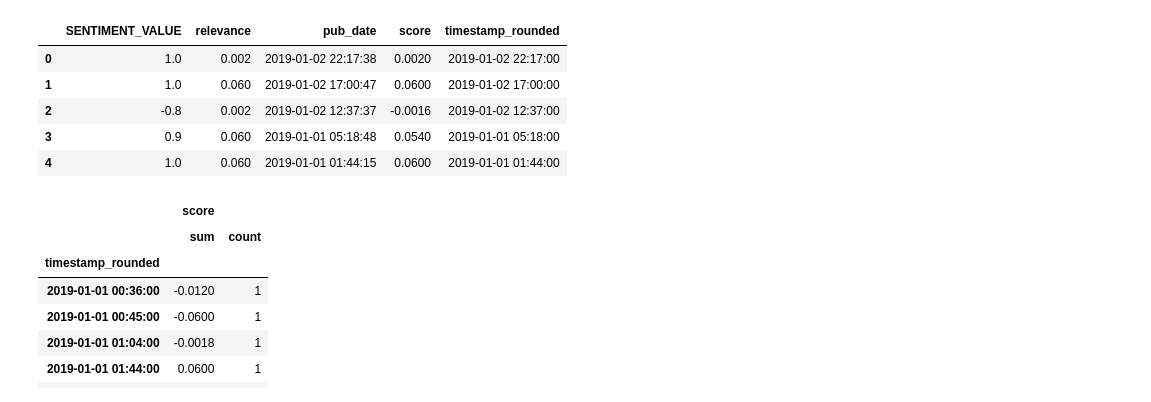
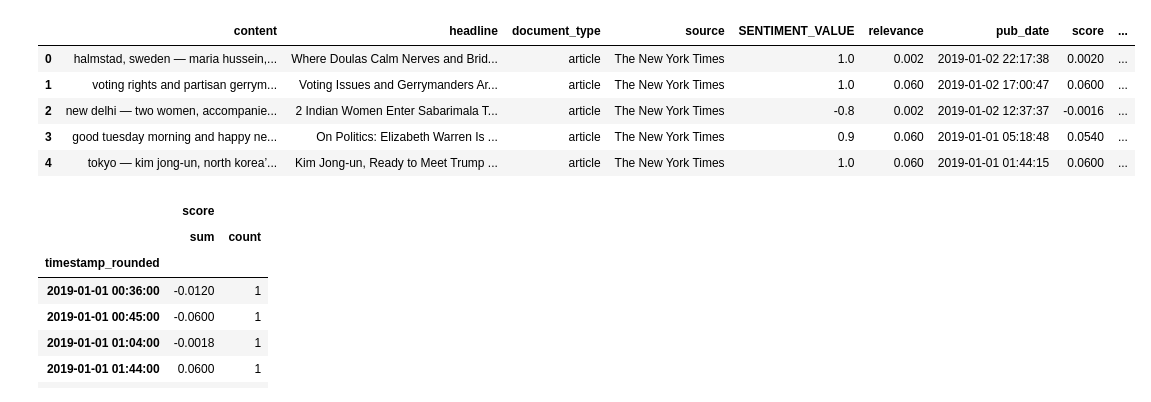
Before and after one commit to MohMaz/realtime-crypto-analysis, a Jupyter notebook: aggregate_datasets.ipynb, the cells around one changed output. Drawn from its saved outputs; the diff is of its cells as text; code cells hidden in the pictures.

```diff
--- a/aggregate_datasets.ipynb
+++ b/aggregate_datasets.ipynb
@@ -24,21 +25,24 @@ news_raw.head()
 # %%
 # Convert news to minute by minute dataset
-news_data = news_raw[['SENTIMENT_VALUE','relevance','pub_date','score']]
+news_data = news_raw[['content','headline','document_type','source','SENTIMENT_VALUE','relevance','pub_date','score']]
 news_data['pub_date'] =  pd.to_datetime(news_data['pub_date'], format='%Y-%m-%d %H:%M:%S')
 
 def round_timestamp(t):
     t = datetime.datetime(t.year, t.month, t.day, t.hour, t.minute, 0)
     return t
 
 news_data['timestamp_rounded'] = news_data['pub_date'].apply(round_timestamp)
+news_data.to_csv('dataset/to_visualize/jan-feb-mar.csv')
+
+
 news_data.head()
 # %% [output]
-|  | SENTIMENT_VALUE | relevance | pub_date | score | timestamp_rounded |
-| 0 | 1.0 | 0.002 | 2019-01-02 22:17:38 | 0.0020 | 2019-01-02 22:17:00 |
-| 1 | 1.0 | 0.060 | 2019-01-02 17:00:47 | 0.0600 | 2019-01-02 17:00:00 |
-| 2 | -0.8 | 0.002 | 2019-01-02 12:37:37 | -0.0016 | 2019-01-02 12:37:00 |
-| 3 | 0.9 | 0.060 | 2019-01-01 05:18:48 | 0.0540 | 2019-01-01 05:18:00 |
-| 4 | 1.0 | 0.060 | 2019-01-01 01:44:15 | 0.0600 | 2019-01-01 01:44:00 |
+|  | content | headline | document_type | source | SENTIMENT_VALUE | relevance | pub_date | score | ... |
+| 0 | halmstad, sweden — maria hussein,... | Where Doulas Calm Nerves and Brid... | article | The New York Times | 1.0 | 0.002 | 2019-01-02 22:17:38 | 0.0020 | ... |
+| 1 | voting rights and partisan gerrym... | Voting Issues and Gerrymanders Ar... | article | The New York Times | 1.0 | 0.060 | 2019-01-02 17:00:47 | 0.0600 | ... |
+| 2 | new delhi — two women, accompanie... | 2 Indian Women Enter Sabarimala T... | article | The New York Times | -0.8 | 0.002 | 2019-01-02 12:37:37 | -0.0016 | ... |
+| 3 | good tuesday morning and happy ne... | On Politics: Elizabeth Warren Is ... | article | The New York Times | 0.9 | 0.060 | 2019-01-01 05:18:48 | 0.0540 | ... |
+| 4 | tokyo — kim jong-un, north korea’... | Kim Jong-un, Ready to Meet Trump ... | article | The New York Times | 1.0 | 0.060 | 2019-01-01 01:44:15 | 0.0600 | ... |
 # %%
 # Aggregate news_data
 # news_data['value'] = news_data['SENTIMENT_VALUE'] *  news_data['relevance']
```
Also changed, not shown: parts of 1 cell of this notebook, 2 other files.
